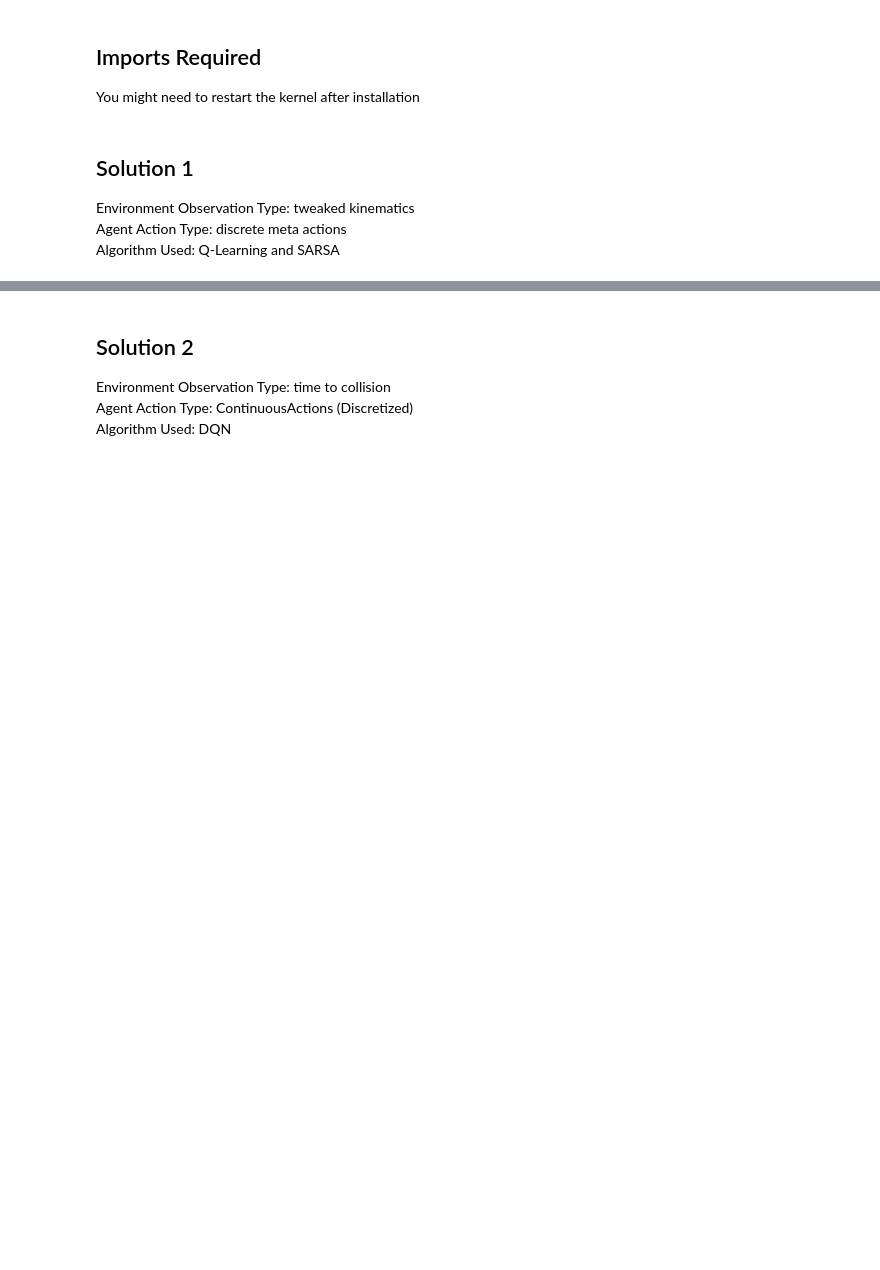
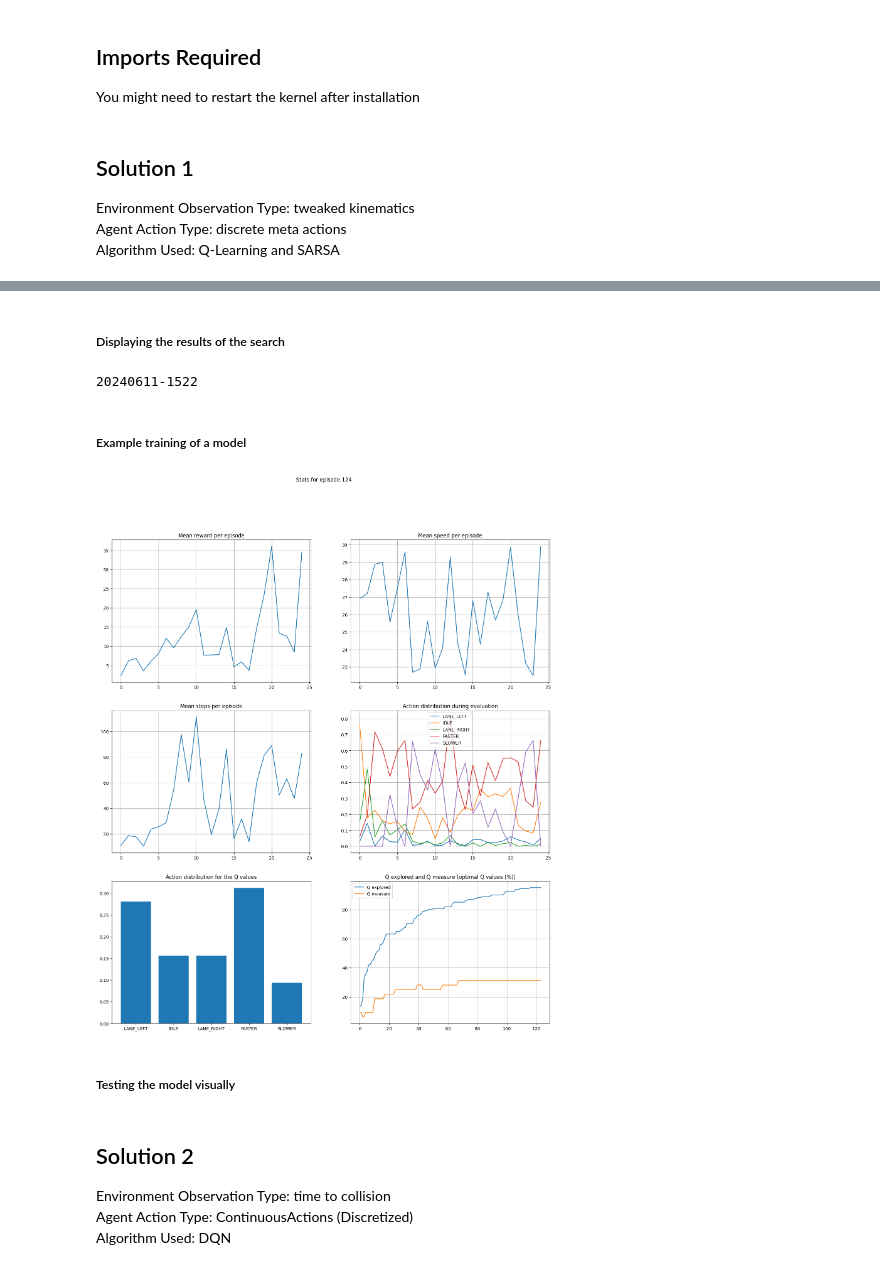
Before and after one commit to ontenkutsenko/RL_Autonomous_Driving, a Jupyter notebook: RL Project.ipynb, the cells around one changed output, grey strips where cells are left out. Saved outputs shown, nothing was run; the diff lists cells and outputs as text; code cells hidden in the pictures; blank space fills up the shorter version.

```diff
--- a/RL Project.ipynb
+++ b/RL Project.ipynb
@@ -71,0 +147,2 @@ Algorithm Used: Q-Learning and SARSA
+# %% [markdown]
+##### Displaying the results of the search
@@ -71,0 +178,25 @@ Algorithm Used: Q-Learning and SARSA
+# %%
+# Load the evaluations
+with open('Evaluation/Kinematics_dis/evaluations.pkl', 'rb') as f:
+    evaluations = pickle.load(f)
+
+# Get the best model based on the mean reward
+best_model = max(evaluations, key=lambda x: evaluations[x][0])
+print(best_model)
+
+# Load the best model
+model_Q = Q_learning.load(f'Models/model_Q_learning_{best_model}.pkl')
+# %% [output]
+20240611-1522
+# %% [markdown]
+##### Example training of a model
+# %%
+# Get the parameters of the best model. This is done because the last model was from another version of the code
+params = get_params(model_Q)
+Q_model = Q_learning(**params)
+# %%
+Q_model.train(m=125, max_steps=150, verbose=0, show_progress=5, render=False)
+# %% [output]
+[figure, added]
+# %% [markdown]
+##### Testing the model visually
```
Also changed, not shown: parts of 10 cells of this notebook, 23 other files.
